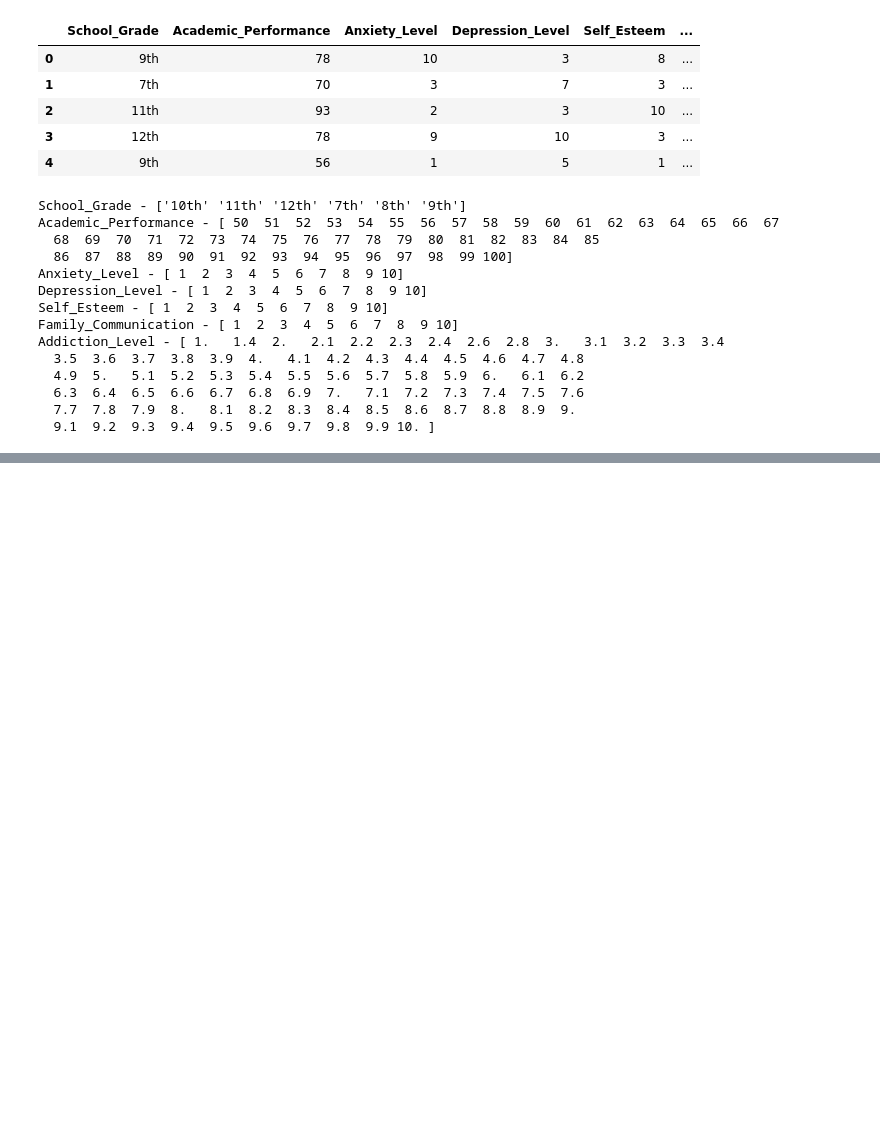
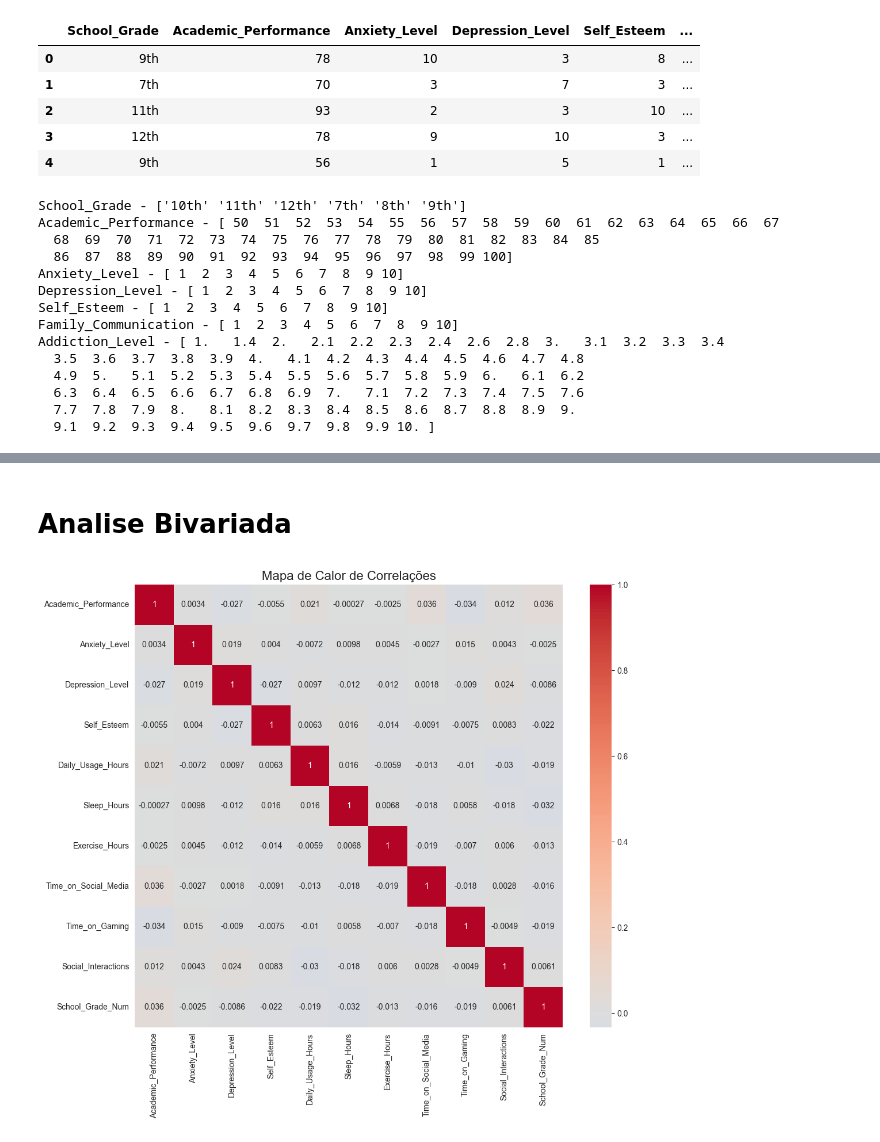
Before and after one commit to ArthurTorres11/Teen-Smartphone-Usage-and-Addiction-Impact-Dataset, a Jupyter notebook: eda.ipynb, the cells around one changed output, grey strips where cells are left out. Cells and saved outputs as stored; diff of their text form; code cells hidden in the pictures; blank space fills up the shorter version.

Commit message:
fix: arrumando a coluna School Grade

```diff
--- a/eda.ipynb
+++ b/eda.ipynb
@@ -189,6 +190 @@ grade_map ={
 }
-# %%
-df['School_Grade'] = df['School_Grade'].map(grade_map)
-
-print("Coluna 'School_Grade' transformada em numérica:")
-print(df[['School_Grade', 'School_Grade_Num']].head())
@@ -207,0 +191,4 @@ Name: School_Grade, Length: 3000, dtype: float64
+# %%
+df["School_Grade_Num"] = df["School_Grade"].map(grade_map)
+print("Coluna 'School_Grade' transformada em numérica:")
+print(df[['School_Grade', 'School_Grade_Num']].head())
@@ -207,0 +203,17 @@ Name: School_Grade, Length: 3000, dtype: float64
+# %% [markdown]
+# Analise Bivariada
+# %%
+colunas_correlacao = ['Academic_Performance', 'Anxiety_Level', 'Depression_Level', 'Self_Esteem', # Nossos alvos
+    'Daily_Usage_Hours', 'Sleep_Hours', 'Exercise_Hours', 'Time_on_Social_Media',
+    'Time_on_Gaming', 'Social_Interactions', 'School_Grade_Num'
+]
+# %%
+df_corr = df[colunas_correlacao]
+correlation_matrix = df_corr.corr()
+# %%
+plt.figure(figsize=(12, 10))
+sns.heatmap(correlation_matrix, annot=True, cmap='coolwarm', center=0)
+plt.title('Mapa de Calor de Correlações', fontsize=16)
+plt.show()
+# %% [output]
+[figure, added]
```
Also changed, not shown: parts of 3 cells of this notebook.
